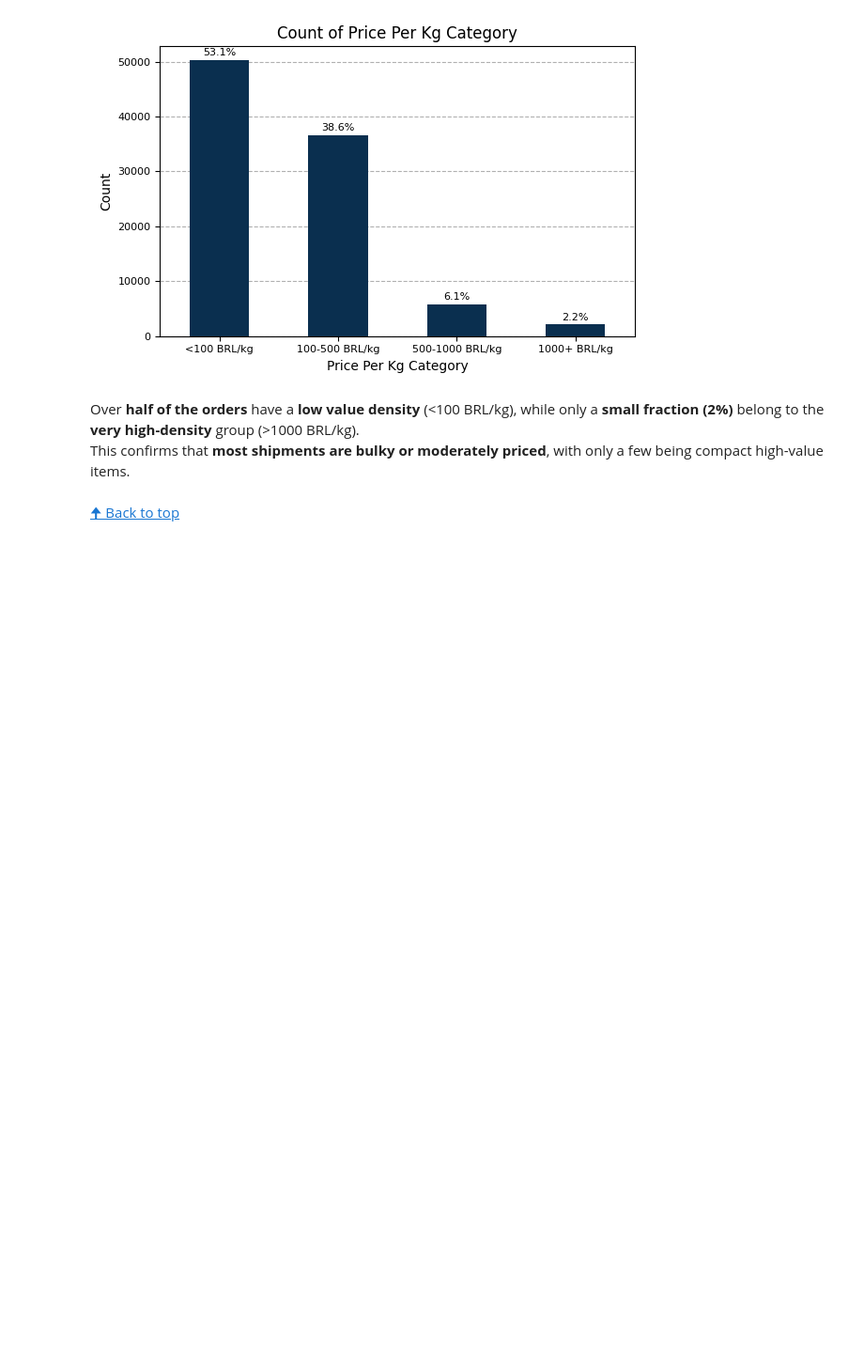
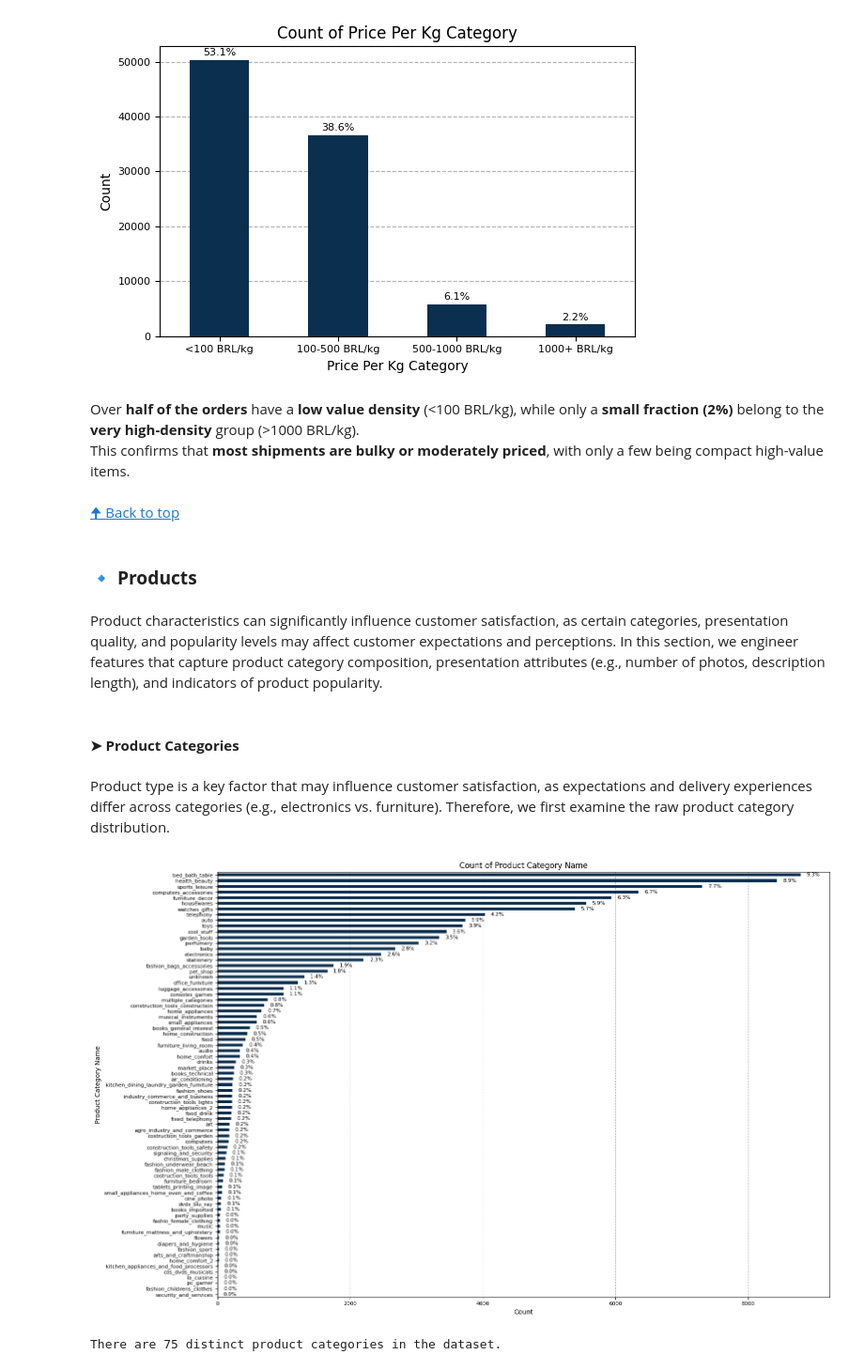
Before and after one commit to OlesyaEvseeva/customer-satisfaction-ecommerce, a Jupyter notebook: notebooks/02_data_integration_preprocessing.ipynb, the cells around one changed output. Shown at 94% size. Drawn from its saved outputs; the diff is of its cells as text; code cells hidden in the pictures; blank space fills up the shorter version.

```diff
--- a/notebooks/02_data_integration_preprocessing.ipynb
+++ b/notebooks/02_data_integration_preprocessing.ipynb
@@ -1749,3 +1749,19 @@ Over **half of the orders** have a **low value density** (<100 BRL/kg), while on
 This confirms that **most shipments are bulky or moderately priced**, with only a few being compact high-value items.
 # %% [markdown]
 [🠉 Back to top](#structure-of-the-notebook)
+# %% [markdown]
+### **🔹 Products**
+# %% [markdown]
+Product characteristics can significantly influence customer satisfaction, as certain categories, presentation quality, and popularity levels may affect customer expectations and perceptions. In this section, we engineer features that capture product category composition, presentation attributes (e.g., number of photos, description length), and indicators of product popularity.
+# %% [markdown]
+#### **➤ Product Categories**
+# %% [markdown]
+Product type is a key factor that may influence customer satisfaction, as expectations and delivery experiences differ across categories (e.g., electronics vs. furniture). Therefore, we first examine the raw product category distribution.
+# %%
+u.plot_value_counts(df_orders, 'product_category_name', bar_orientation='barh', figsize=(16,10))
+# %% [output]
+[figure, added]
+# %%
+print(f"There are {df_orders["product_category_name"].nunique()} distinct product categories in the dataset.")
+# %% [output]
+There are 75 distinct product categories in the dataset.
```
Also changed, not shown: parts of 11 cells of this notebook.
